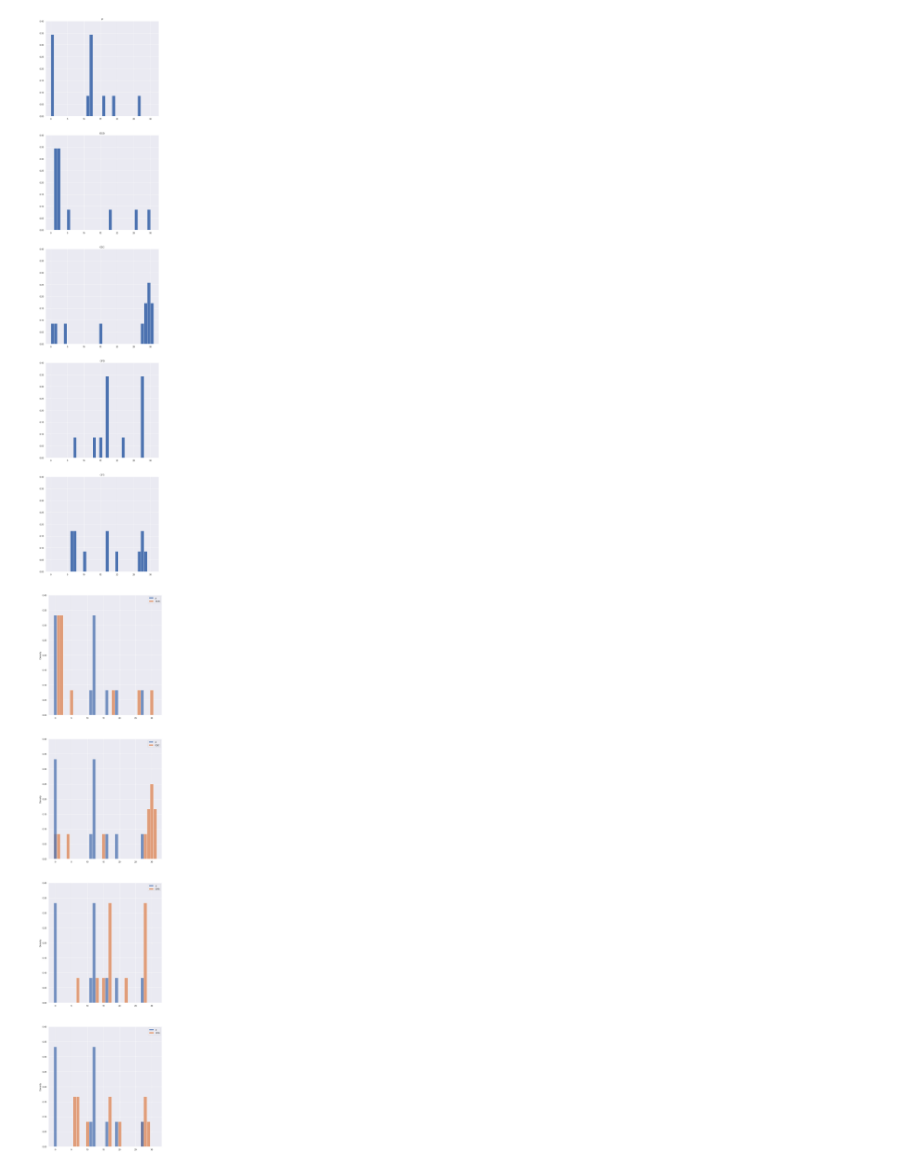
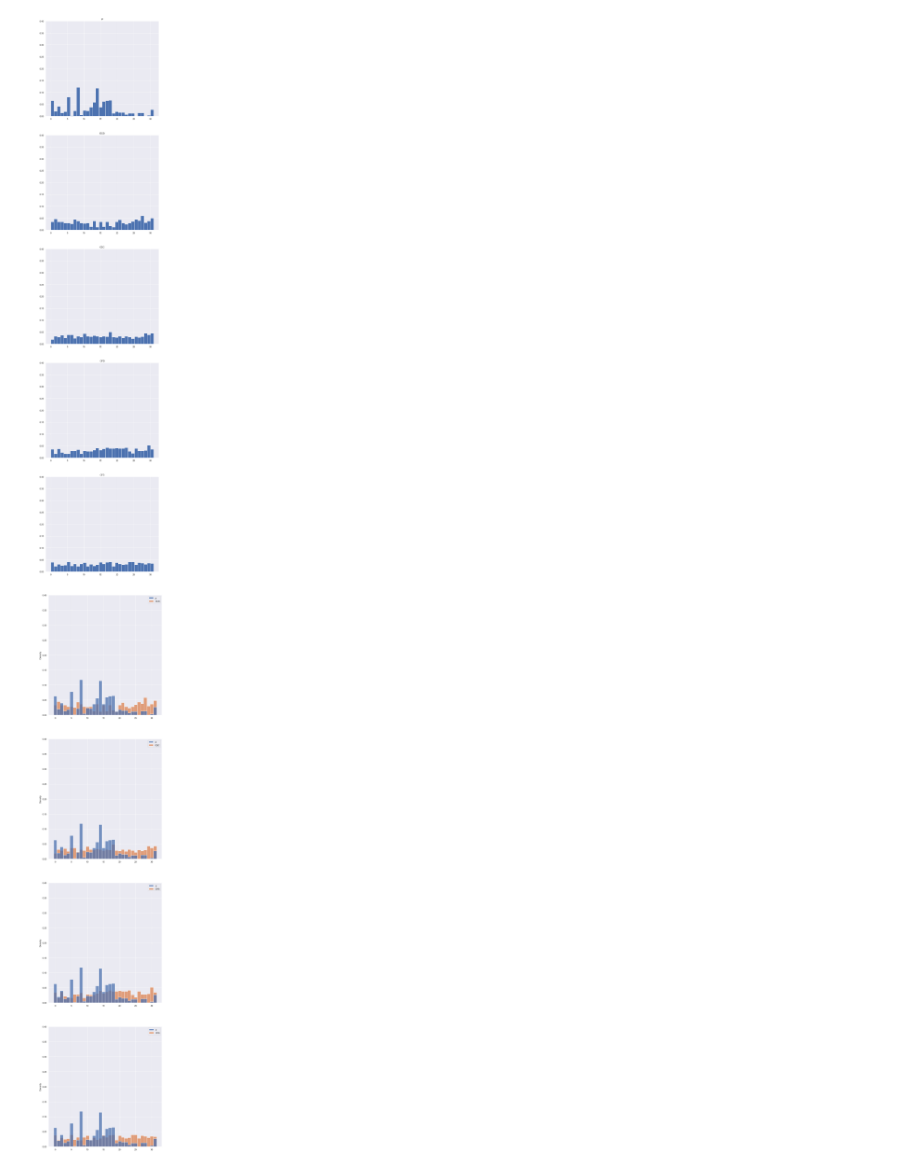
Before and after one commit to sevskii111/infosec_reports, a Jupyter notebook: lab04/DES.ipynb, the cells around one changed output. Drawn from its saved outputs; the diff is of its cells as text; code cells hidden in the pictures.

```diff
--- a/lab04/DES.ipynb
+++ b/lab04/DES.ipynb
@@ -51,11 +51,11 @@ def cbc(p, k):
 
 def ofb(p, k):
     p_bits = [0] + to_bits(p)
-    k_bits = to_bits(k)
-    c = [28]
+    k_bits = [28] + to_bits(k)
+    c = []
     for i in range(1, len(p_bits)):
-        c.append(p_bits[i] ^ (p_bits[i - 1] ^ c[i-1] ^ 1))
-    return c[1:]
+        c.append(p_bits[i] ^ (k_bits[i % len(k_bits)] ^ k_bits[(i - 1) % len(k_bits)] ^ 1))
+    return c
 
 def cfb(p, k):
     p_bits = to_bits(p)
@@ -65,8 +65,8 @@ def cfb(p, k):
         c.append(p_bits[i] ^ (c[i-1] ^ 1))
     return c[1:]
 
-p = "мамамылараму"
-k = "па"
+p = "помереразвитияиусложнениясредствметодовиформавтоматизациипроцессовобработкиинформацииповышаетсязависимостьобществаотстепенибезопасностииспользуемыхиминформационныхтехнологийкотораяопределяетсястепеньюзащищенностииустойчивостикаккомпьютерныхсистемвцеломтакиотдельныхпрограммдляобеспечениязащитыинформациивнастоящеевремянесуществуеткакоготоодноготехническогоприемаилисредстваоднакообщимврешениимногихпроблембезопасностиявляетсяиспользованиекриптографииикриптоподобныхпреобразованийинформациибольшинствосредствзашитыинформациибазируетсянаиспользованиикриптографическихшифровипроцедуршифрованиярасшифрования"
+k = "промежхудыхихорошемуплохо"
 
 p_bits = to_bits(p)
 print(to_chars(p_bits))
@@ -126,2 +126,2 @@ p_bits ^ cfb_bits: 27
-[figure, old version]
+[figure, new version]
-[figure, old version]
+[figure, new version]
```
Also changed, not shown: parts of 1 cell of this notebook.
